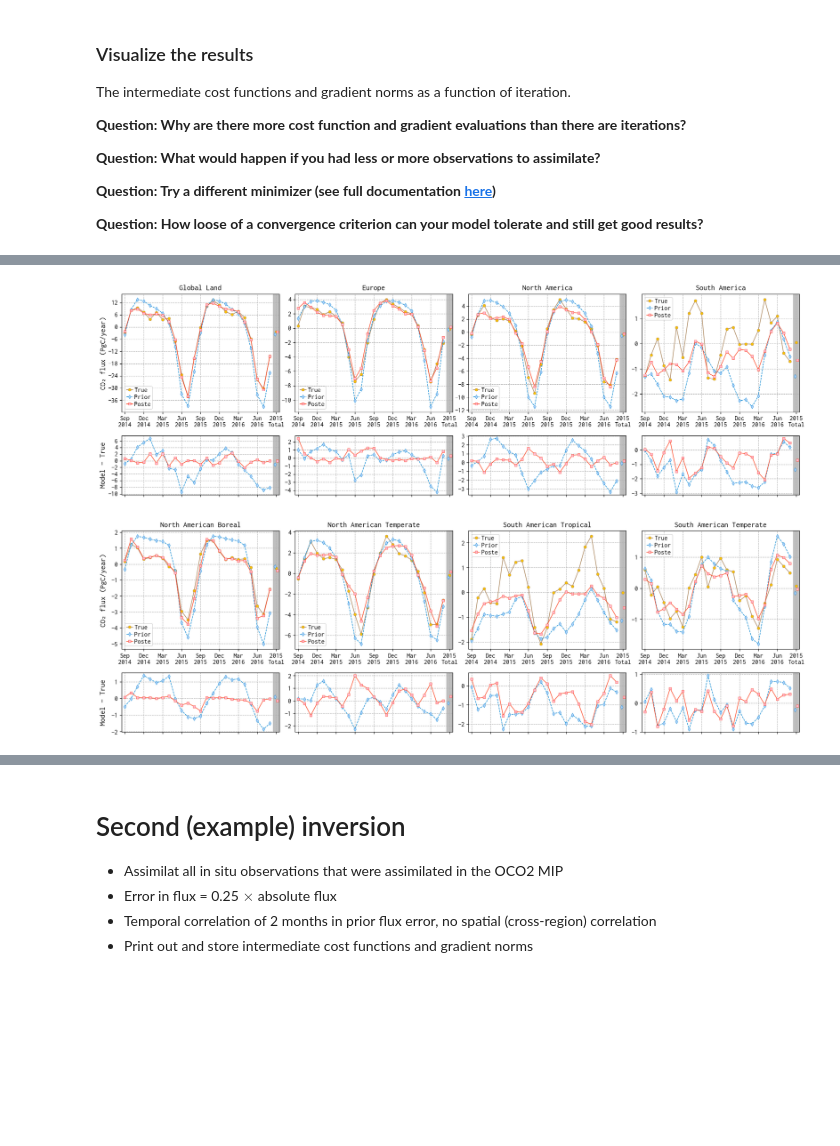
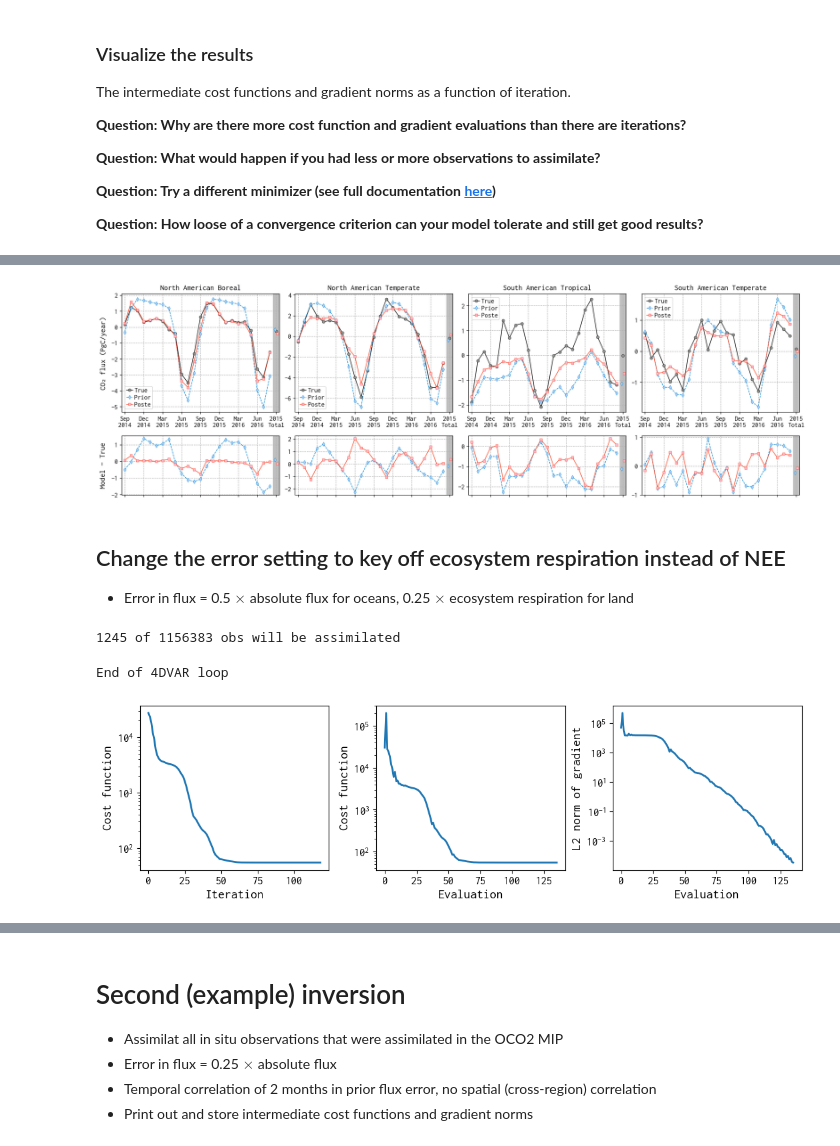
Before and after one commit to AgilentGCMS/ssim-ghg-2024, a Jupyter notebook: var4d/var4d_demo.ipynb, the cells around one changed output, grey strips where cells are left out. Drawn from its saved outputs; the diff is of its cells as text; code cells hidden in the pictures; blank space fills up the shorter version.

```diff
--- a/var4d/var4d_demo.ipynb
+++ b/var4d/var4d_demo.ipynb
@@ -65,7 +48,26 @@ po1.plot_site(['kum','amt','lef','crz'])
 # %%
 vf1 = Visualize_Fluxes('only_noaa_observatories')
-vf1.plot_region(['Global Land', 'Europe', 'North America', 'South America'])
 vf1.plot_region(['North American Boreal', 'North American Temperate', 'South American Tropical', 'South American Temperate'])
 # %% [output]
-[figure, old version]
+[figure, new version]
-[figure, removed]
+# %% [markdown]
+## Change the error setting to key off ecosystem respiration instead of NEE
+
+* Error in flux = 0.5 $\times$ absolute flux for oceans, 0.25 $\times$ ecosystem respiration for land
+# %%
+var4d = Var4D_Components('only_noaa_observatories_reco', verbose=False, store_intermediate=True) # change verbose to True to see the progress of the optimizer
+flux_corr_structure = {'temp_corr': 2.0} # 2-month temporal correlation, no horizontal correlation
+obs_assim_dict = {'sites': ['mlo', 'spo', 'brw', 'smo']} # just the four observatories
+prior_flux_unc_dict = {'prior_unc_source': 'reco', 'prior_unc_scale': {'land': 0.25, 'ocean': 0.5}}
+var4d.var4d_setup(obs_to_assim=obs_assim_dict, corr_structure=flux_corr_structure, **prior_flux_unc_dict)
+# %% [output]
+1245 of 1156383 obs will be assimilated
+# %%
+var4d.var4d_chain(max_iter=500, optim_method='BFGS')
+# %% [output]
+End of 4DVAR loop
+# %%
+diag = Diagnostic_Plots('only_noaa_observatories_reco')
+diag.plot_convergence()
+# %% [output]
+[figure, added]
```
Also changed, not shown: parts of 10 cells of this notebook.
